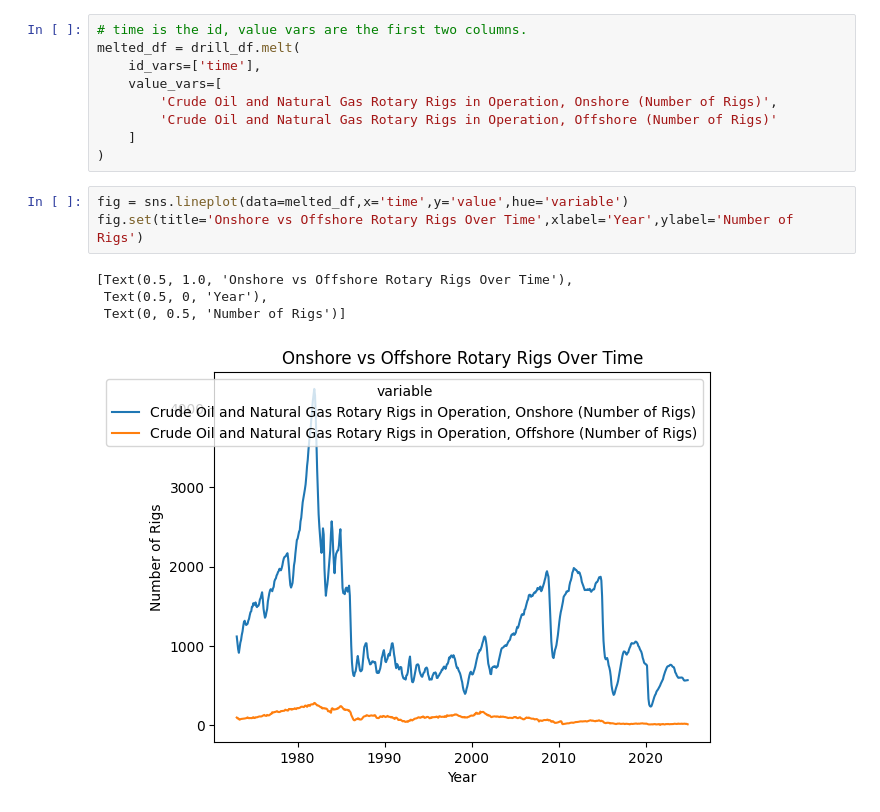
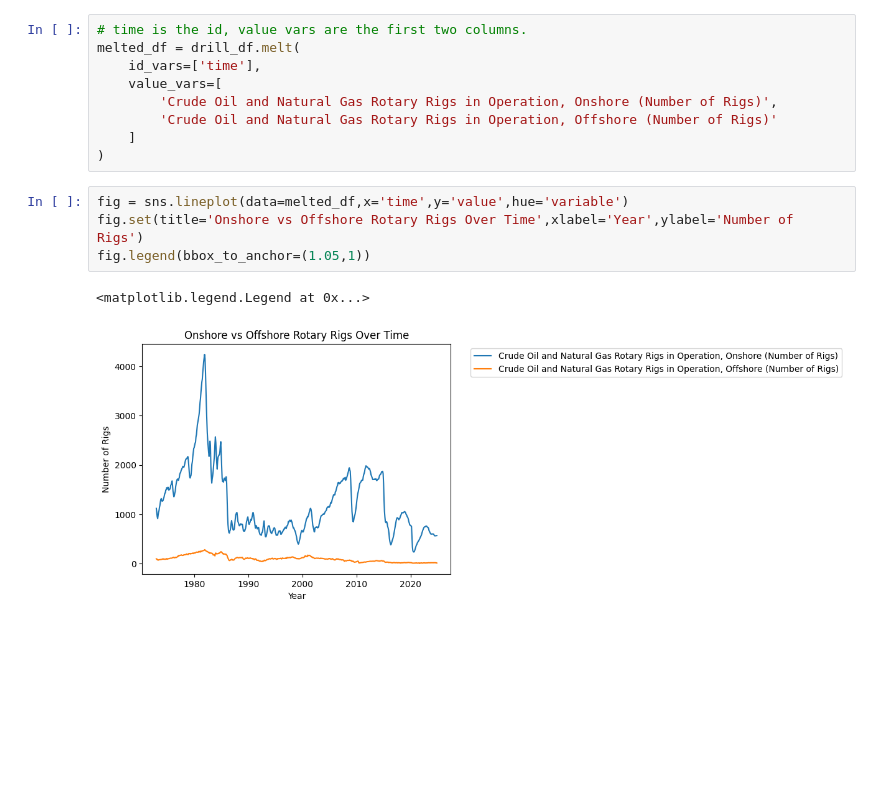
Before and after one commit to emilyzyzhou/eda_assignment, a Jupyter notebook: assignment.ipynb, the cells around one changed output. Cells and saved outputs as stored; diff of their text form; blank space fills up the shorter version.

Commit message:
cleaned price + moved legend on final graph

```diff
--- a/assignment.ipynb
+++ b/assignment.ipynb
@@ -313,8 +331,7 @@ melted_df = drill_df.melt(
 # %%
 fig = sns.lineplot(data=melted_df,x='time',y='value',hue='variable')
 fig.set(title='Onshore vs Offshore Rotary Rigs Over Time',xlabel='Year',ylabel='Number of Rigs')
+fig.legend(bbox_to_anchor=(1.05,1))
 # %% [output]
-[Text(0.5, 1.0, 'Onshore vs Offshore Rotary Rigs Over Time'),
- Text(0.5, 0, 'Year'),
- Text(0, 0.5, 'Number of Rigs')]
+<matplotlib.legend.Legend at 0x...>
-[figure, old version]
+[figure, new version]
```
Also changed, not shown: parts of 16 cells of this notebook.
